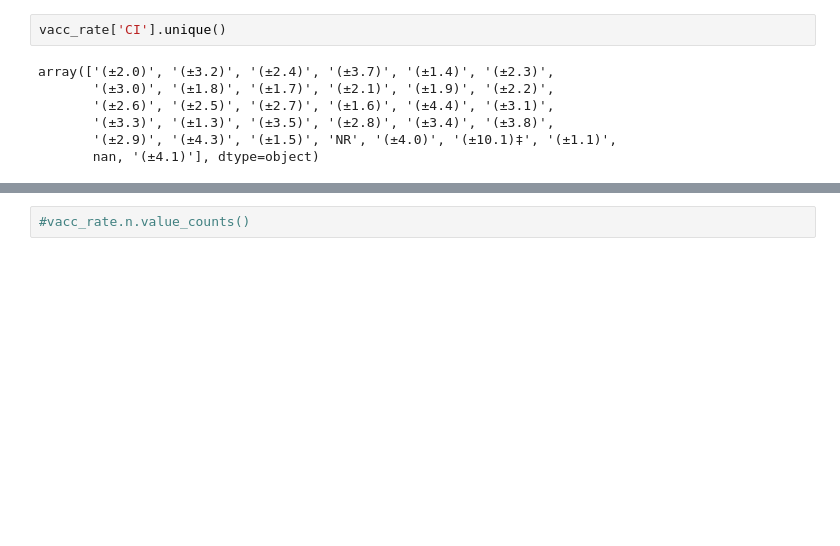
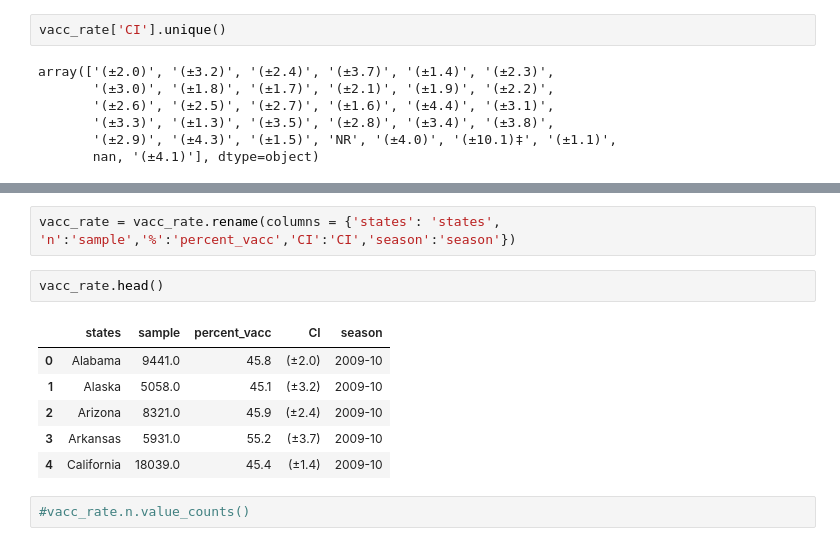
Before and after one commit to foyaza/pneumonia_influenza_deaths, a Jupyter notebook: capstone_explore.ipynb, the cells around one changed output, grey strips where cells are left out. Saved outputs shown, nothing was run; the diff lists cells and outputs as text; blank space fills up the shorter version.

```diff
--- a/capstone_explore.ipynb
+++ b/capstone_explore.ipynb
@@ -258,3 +262,14 @@ array(['(±2.0)', '(±3.2)', '(±2.4)', '(±3.7)', '(±1.4)', '(±2.3)',
+# %%
+vacc_rate = vacc_rate.rename(columns = {'states': 'states', 'n':'sample','%':'percent_vacc','CI':'CI','season':'season'})
+# %%
+vacc_rate.head()
+# %% [output]
+|  | states | sample | percent_vacc | CI | season |
+| 0 | Alabama | 9441.0 | 45.8 | (±2.0) | 2009-10 |
+| 1 | Alaska | 5058.0 | 45.1 | (±3.2) | 2009-10 |
+| 2 | Arizona | 8321.0 | 45.9 | (±2.4) | 2009-10 |
+| 3 | Arkansas | 5931.0 | 55.2 | (±3.7) | 2009-10 |
+| 4 | California | 18039.0 | 45.4 | (±1.4) | 2009-10 |
 # %%
 #vacc_rate.n.value_counts()
 # %%
```
Also changed, not shown: parts of 19 cells of this notebook.
